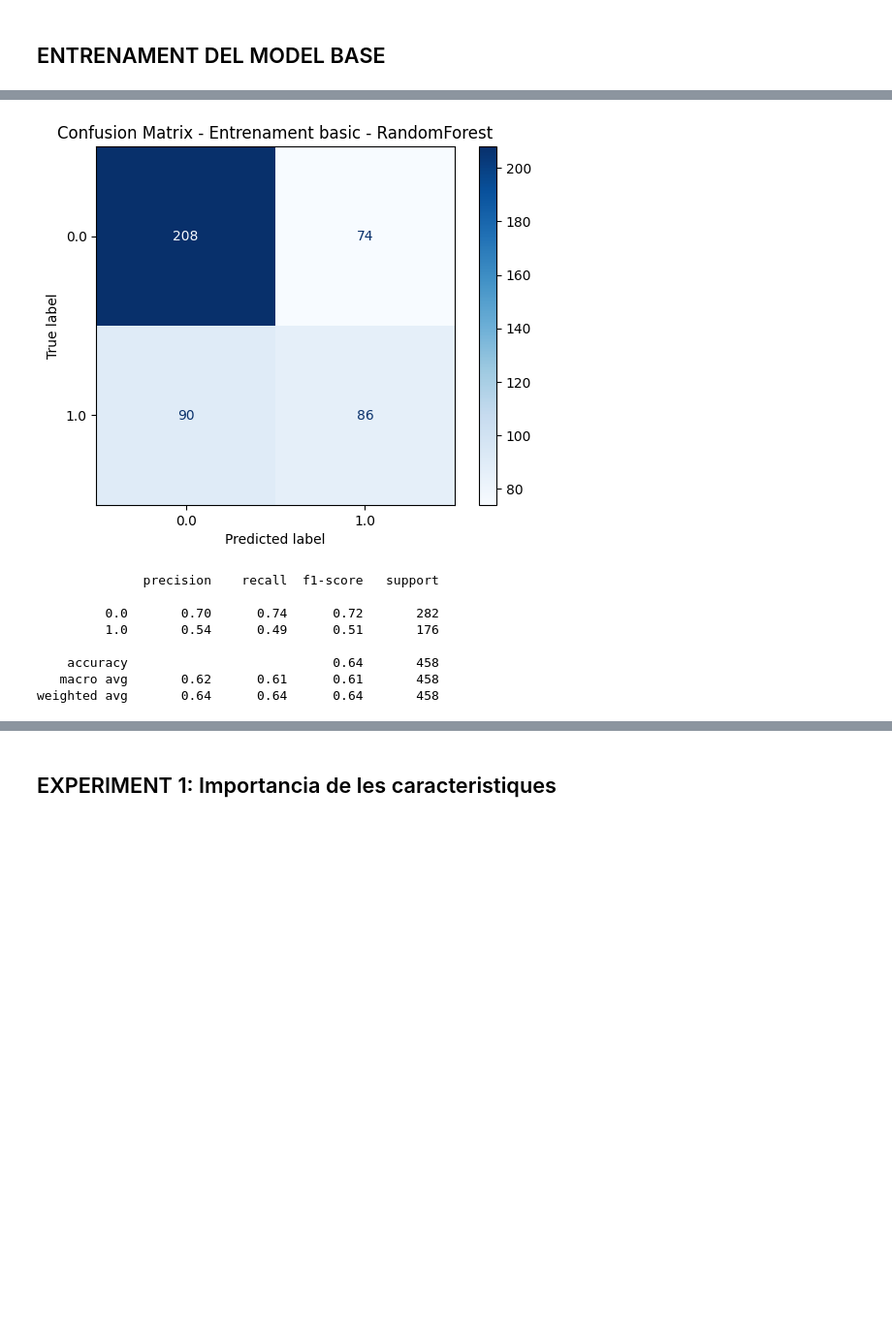
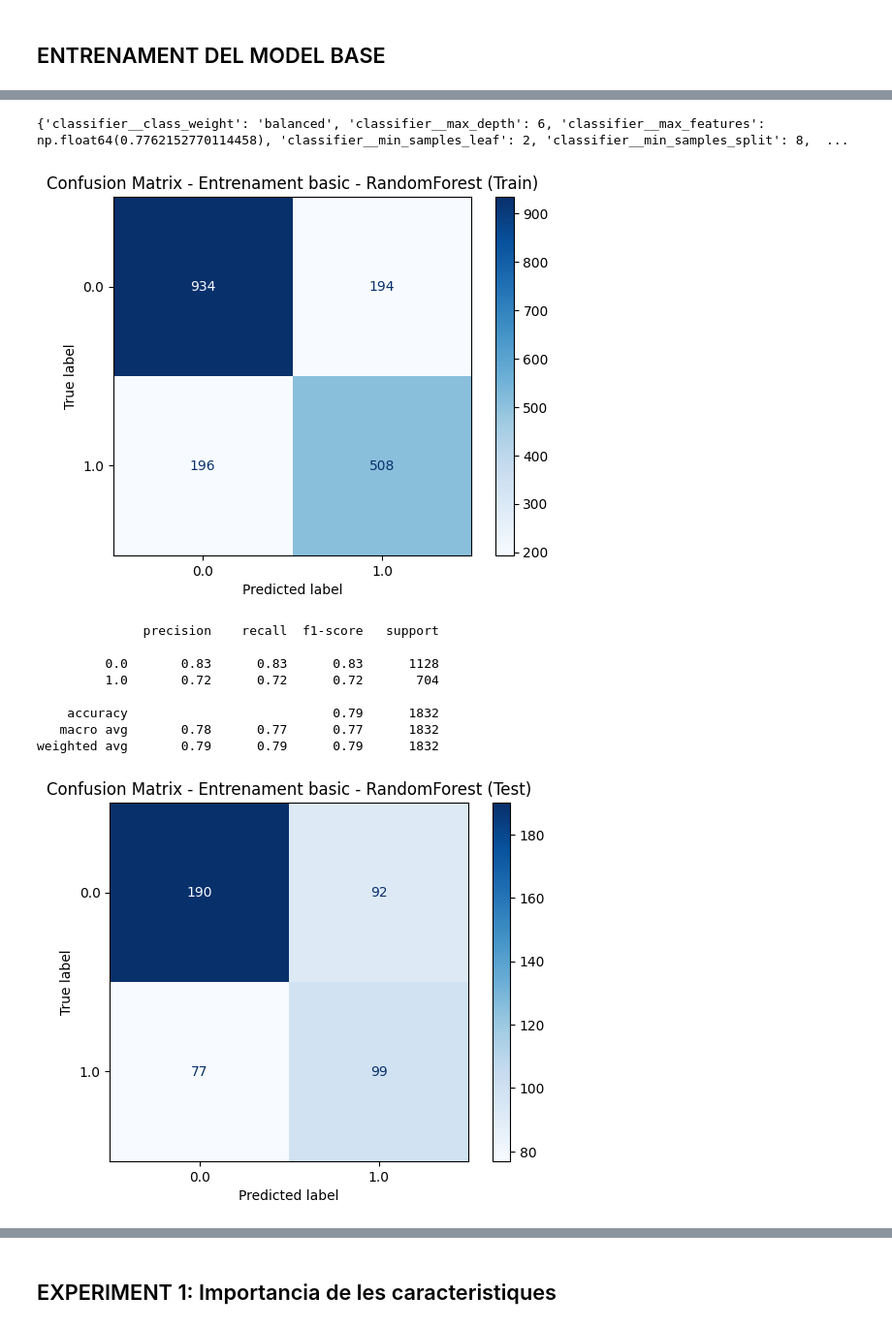
Before and after one commit to RogerDuran808/AI-Health-Assistant, a Jupyter notebook: notebooks/03_LifeSnaps_Preprocessing_Experiments.ipynb, the cells around one changed output, grey strips where cells are left out. Shown at 97% size. Drawn from its saved outputs; the diff is of its cells as text; code cells hidden in the pictures; blank space fills up the shorter version.

```diff
--- a/notebooks/03_LifeSnaps_Preprocessing_Experiments.ipynb
+++ b/notebooks/03_LifeSnaps_Preprocessing_Experiments.ipynb
@@ -182,5 +217,5 @@ PARAM_GRIDS = {
 # %%
 # Provarem de apuntar al accuracy o al f1 score de la classe 1,
 f1_cls1 = make_scorer(f1_score, pos_label=1)
-cv = StratifiedKFold(n_splits=5, shuffle=True, random_state=42)
+cv = RepeatedStratifiedKFold(n_splits=5, n_repeats=3, random_state=42)
 # %%
@@ -282 +371,3 @@ Logistic Regression  | Best CV: 0.5055 | Test F1(cl1): 0.5344 | Acc: 0.6004
 weighted avg       0.62      0.60      0.61       458
+# %%
+plot_learning_curve(reg_models["Logistic Regression"], X_train, y_train, "LogReg Learning Curve")
@@ -292,7 +385,7 @@ for model, classifier in CLASSIFIERS.items():
         ("classifier", classifier)
     ])
 
-    best_est, y_pred, report, best_params, best_score = train_models(
+    best_est, y_train_pred, train_report, y_test_pred, test_report, best_params, best_score = train_models(
         X_train,
         y_train,
         pipeline,
@@ -305,8 +398,8 @@ for model, classifier in CLASSIFIERS.items():
         base_results,
         "Entrenament basic",
         model,
-        y_pred,
-        report,
+        train_report,
+        test_report,
         best_params,
         best_score
     )
@@ -331,21 +421,38 @@ display(base_results_df[display_cols].round(4))
+# %%
+print(base_results_df[base_results_df['Model'] == "RandomForest"]['Best Params'].values[0])
+# %% [output]
+{'classifier__class_weight': 'balanced', 'classifier__max_depth': 6, 'classifier__max_features': np.float64(0.7762152770114458), 'classifier__min_samples_leaf': 2, 'classifier__min_samples_split': 8,  ...
 # %%
-model = "RandomForest" # El que vulguem inspeccionar
+# El model que vulguem inspecciona
+model_name = "RandomForest"
+csf = base_models[model_name]
 
-model_filtre = base_models[model]
-y_pred = model_filtre.predict(X_test)
-cm = confusion_matrix(y_test, y_pred, labels=model_filtre.classes_)
-disp = ConfusionMatrixDisplay(confusion_matrix=cm, display_labels=model_filtre.classes_, )
+
+# Visualització del train
+y_train_pred = csf.predict(X_train)
+cm = confusion_matrix(y_train, y_train_pred, labels=csf.classes_)
+disp = ConfusionMatrixDisplay(confusion_matrix=cm, display_labels=csf.classes_, )
 disp.plot(cmap='Blues')
-plt.title(f"Confusion Matrix - Entrenament basic - {model}")
+plt.title(f"Confusion Matrix - Entrenament basic - {model_name} (Train)")
 plt.show()
-print(classification_report(y_test, y_pred))
+print(classification_report(y_train, y_train_pred))
+
+# Visualització del test
+y_test_pred = csf.predict(X_test)
+cm = confusion_matrix(y_test, y_test_pred, labels=csf.classes_)
+disp = ConfusionMatrixDisplay(confusion_matrix=cm, display_labels=csf.classes_, )
+disp.plot(cmap='Blues')
+plt.title(f"Confusion Matrix - Entrenament basic - {model_name} (Test)")
+plt.show()
+print(classification_report(y_test, y_test_pred))
 # %% [output]
-[figure, old version]
+[figure, new version]
               precision    recall  f1-score   support
 
-         0.0       0.70      0.74      0.72       282
-         1.0       0.54      0.49      0.51       176
+         0.0       0.83      0.83      0.83      1128
+         1.0       0.72      0.72      0.72       704
 
-    accuracy                           0.64       458
-   macro avg       0.62      0.61      0.61       458
-weighted avg       0.64      0.64      0.64       458
+    accuracy                           0.79      1832
+   macro avg       0.78      0.77      0.77      1832
+weighted avg       0.79      0.79      0.79      1832
+[figure, added]
```
Also changed, not shown: parts of 19 cells of this notebook.
